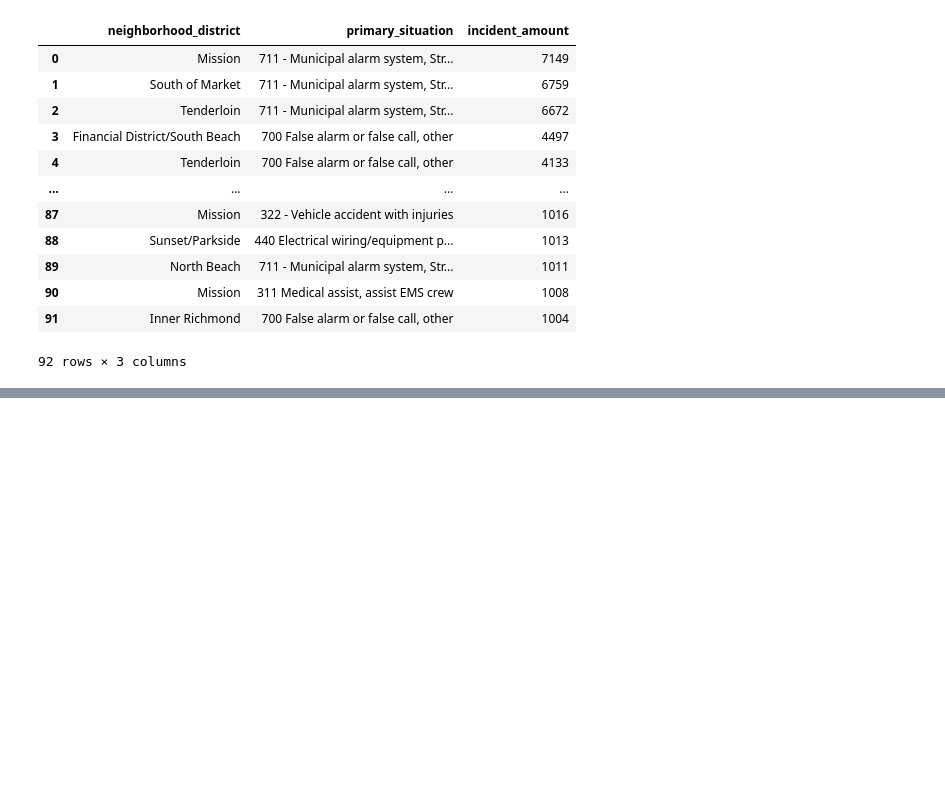
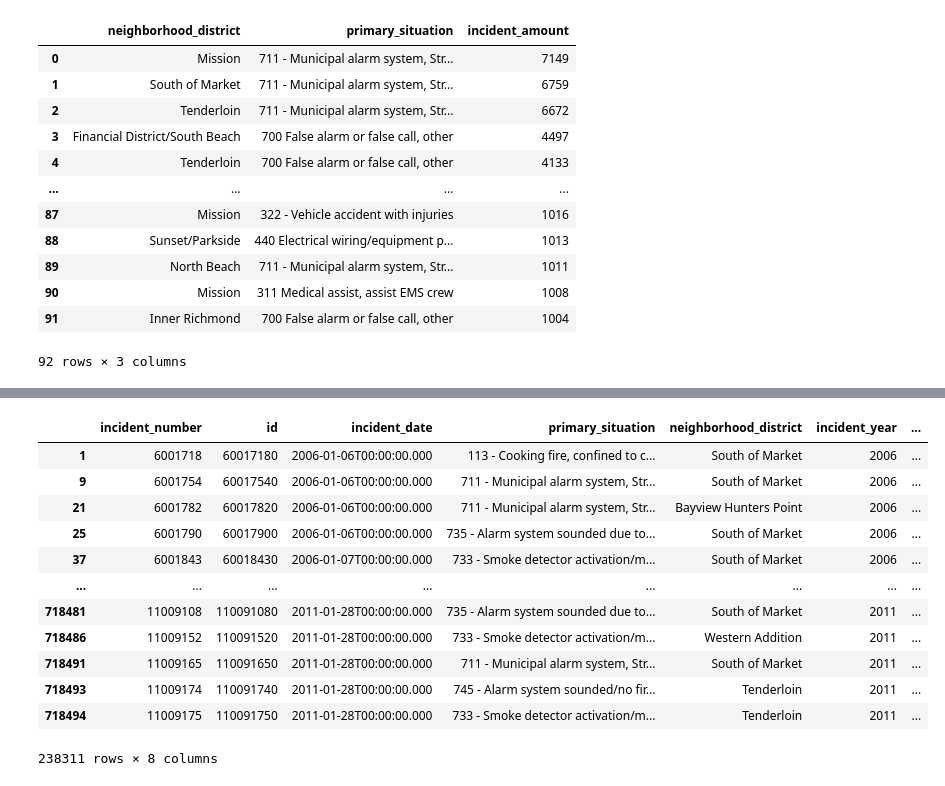
Before and after one commit to griffintighe/fire_ml, a Jupyter notebook: explore.ipynb, the cells around one changed output, grey strips where cells are left out. Saved outputs shown, nothing was run; the diff lists cells and outputs as text; code cells hidden in the pictures; blank space fills up the shorter version.

```diff
--- a/explore.ipynb
+++ b/explore.ipynb
@@ -23,4 +23,5 @@ r=requests.get(url,headers=headers)
 # %%
 df_base=pd.read_json(StringIO(json.dumps(r.json())))
 # %%
-df_base
+df_base['incident_year']=df_base['incident_date'].apply(lambda x:parse(x).year)
+df_base['incident_month']=df_base['incident_date'].apply(lambda x:parse(x).month)
@@ -169,4 +99,5 @@ base_amount[base_amount['incident_amount']>1000]
 | 91 | Inner Richmond | 700 False alarm or false call, other | 1004 |
 92 rows × 3 columns
 # %%
-base_date[base_date['date_amount']>1000]
+# we will use this to filter the data
+filter_table=base_date[base_date['date_amount']>1000]
@@ -186,0 +146,16 @@ base_date[base_date['date_amount']>1000]
+# %%
+new_base
+# %% [output]
+|  | incident_number | id | incident_date | primary_situation | neighborhood_district | incident_year | ... |
+| 1 | 6001718 | 60017180 | 2006-01-06T00:00:00.000 | 113 - Cooking fire, confined to c... | South of Market | 2006 | ... |
+| 9 | 6001754 | 60017540 | 2006-01-06T00:00:00.000 | 711 - Municipal alarm system, Str... | South of Market | 2006 | ... |
+| 21 | 6001782 | 60017820 | 2006-01-06T00:00:00.000 | 711 - Municipal alarm system, Str... | Bayview Hunters Point | 2006 | ... |
+| 25 | 6001790 | 60017900 | 2006-01-06T00:00:00.000 | 735 - Alarm system sounded due to... | South of Market | 2006 | ... |
+| 37 | 6001843 | 60018430 | 2006-01-07T00:00:00.000 | 733 - Smoke detector activation/m... | South of Market | 2006 | ... |
+| ... | ... | ... | ... | ... | ... | ... | ... |
+| 718481 | 11009108 | 110091080 | 2011-01-28T00:00:00.000 | 735 - Alarm system sounded due to... | South of Market | 2011 | ... |
+| 718486 | 11009152 | 110091520 | 2011-01-28T00:00:00.000 | 733 - Smoke detector activation/m... | Western Addition | 2011 | ... |
+| 718491 | 11009165 | 110091650 | 2011-01-28T00:00:00.000 | 711 - Municipal alarm system, Str... | South of Market | 2011 | ... |
+| 718493 | 11009174 | 110091740 | 2011-01-28T00:00:00.000 | 745 - Alarm system sounded/no fir... | Tenderloin | 2011 | ... |
+| 718494 | 11009175 | 110091750 | 2011-01-28T00:00:00.000 | 733 - Smoke detector activation/m... | Tenderloin | 2011 | ... |
+238311 rows × 8 columns
```
Also changed, not shown: parts of 29 cells of this notebook, 1 other file.
